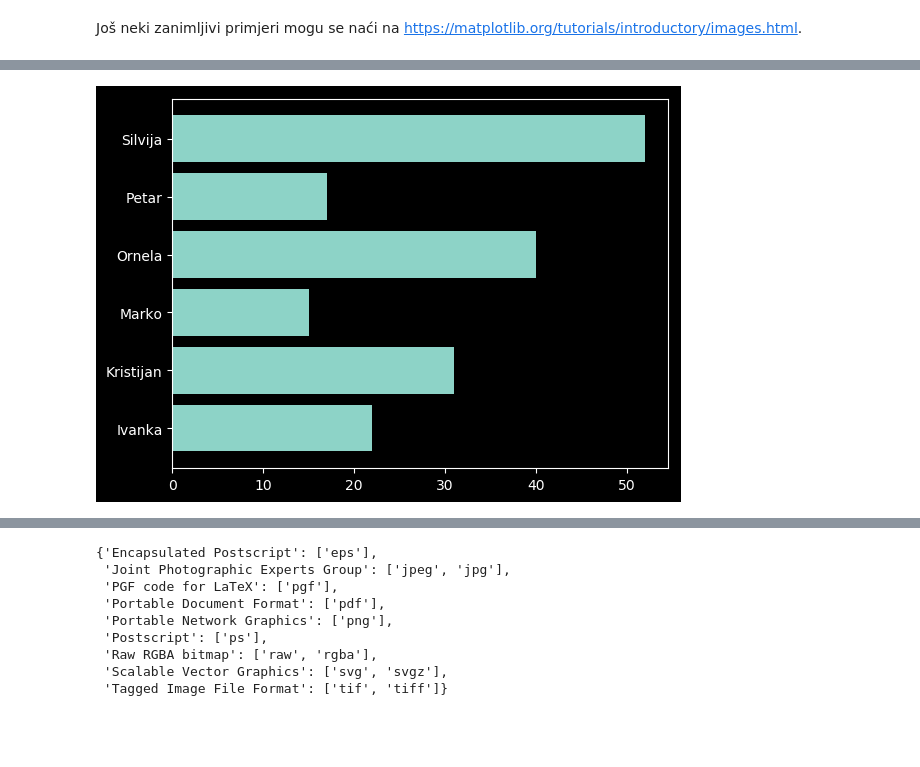
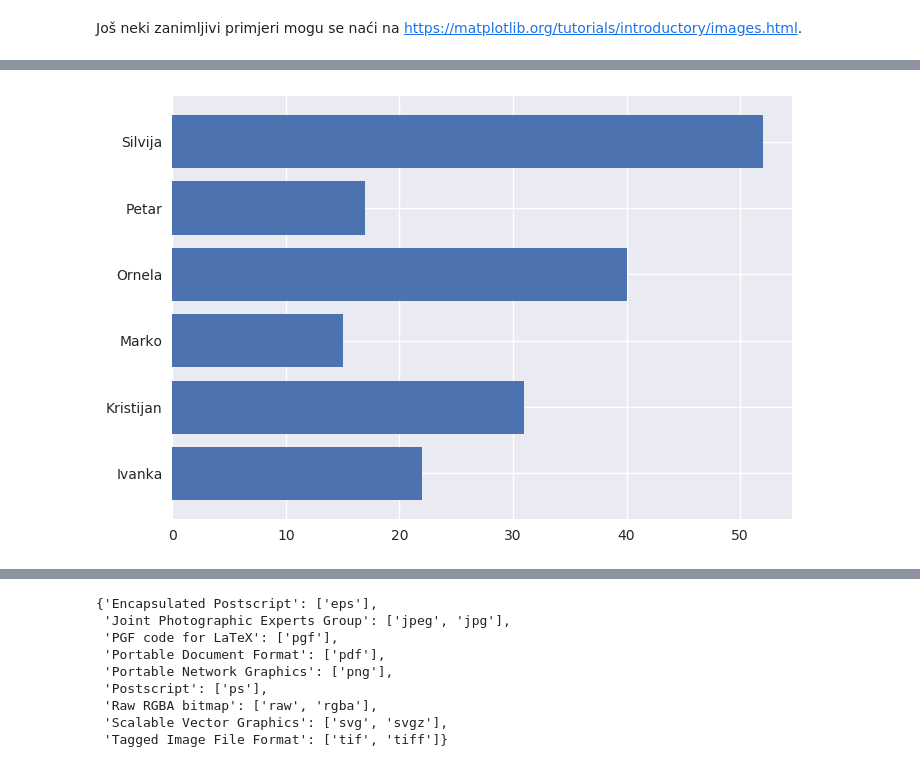
Before and after one commit to vedgar/ms, a Jupyter notebook: Predavanje 4.ipynb, the cells around one changed output, grey strips where cells are left out. Drawn from its saved outputs; the diff is of its cells as text; code cells hidden in the pictures; blank space fills up the shorter version.

```diff
--- a/Predavanje 4.ipynb
+++ b/Predavanje 4.ipynb
@@ -159,15 +125,15 @@ plt.rcdefaults()
 # %%
 bodovi = {
     'Marko': 15,
     'Silvija': 52,
     'Ornela': 40,
     'Kristijan': 31,
     'Petar': 17,
     'Ivanka': 22,
 }
-with plt.style.context('dark_background'):
+with plt.style.context('seaborn'):
     slika, crtaj = plt.subplots()
     crtaj.barh(list(bodovi.keys()), list(bodovi.values()))
 slika
 # %% [output]
-[figure, old version]
+[figure, new version]
```
Also changed, not shown: parts of 57 cells of this notebook, 2 other files.
